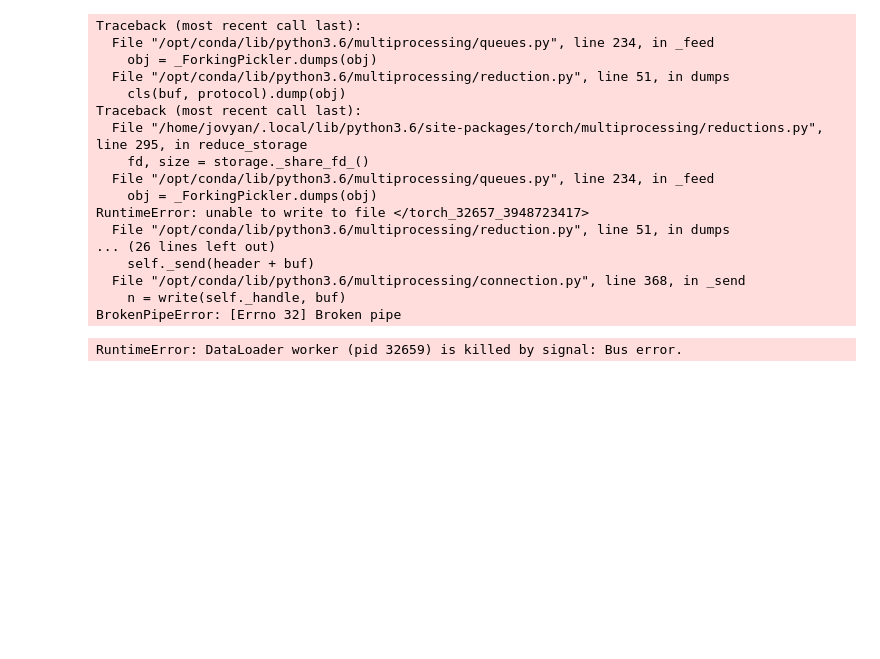
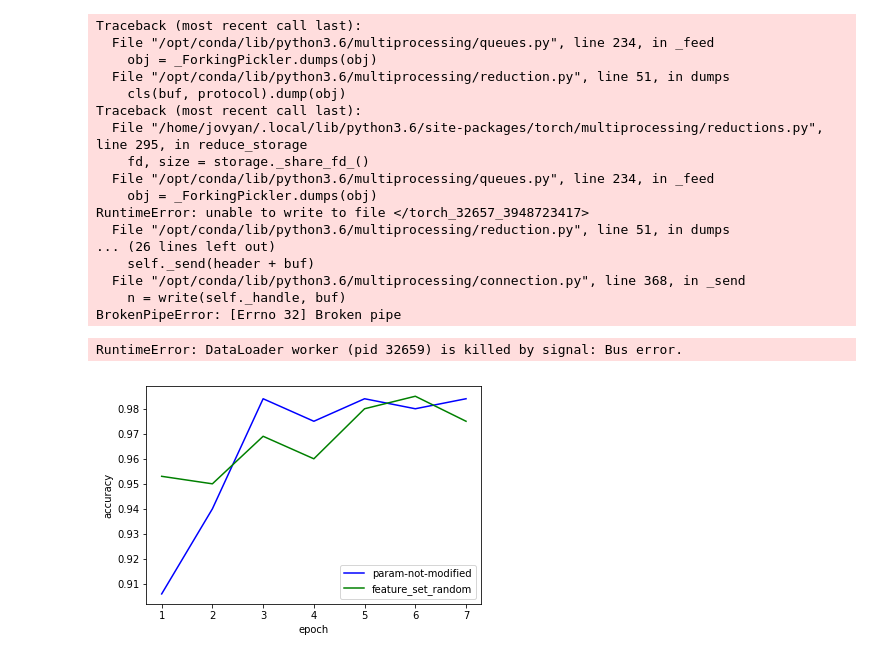
Before and after one commit to RongTouchTouch/TextRecognitionDataGenerator, a Jupyter notebook: PretrainedDenseDemo.ipynb, the cells around one changed output. Drawn from its saved outputs; the diff is of its cells as text; code cells hidden in the pictures; blank space fills up the shorter version.

Commit message:
DenseNet_modified

```diff
--- a/PretrainedDenseDemo.ipynb
+++ b/PretrainedDenseDemo.ipynb
@@ -425,13 +425,16 @@ RuntimeError: DataLoader worker (pid 32659) is killed by signal: Bus error.
 # %%
 import matplotlib.pyplot as plt
 param_not_modified_acc=[0.906,0.940,0.984,0.975,0.984,0.980,0.984]
-feature_set_zero_acc=[0.8,0.8,0.9,0.9,0.9,0.9,0.95]
-feature_set_random_acc=[0.8,0.9,0.9,0.85,0.8,0.9,0.95]
+feature_set_random_acc=[0.953,0.950,0.969,0.960,0.980,0.985,0.975]
+# feature_set_zero_acc=[0.9,0.98,0.92,0.92,1,0.98,1]
+# feature_set_random_acc=[0.8,0.9,0.9,0.85,0.8,0.9,0.95]
 x = [1,2,3,4,5,6,7]#点的横坐标
-plt.plot(x,pre_acc,color = 'b',label="param-not-modified")
-plt.plot(x,feature_set_zero_acc,color = 'r',label="feature_set_zero")
+plt.plot(x,param_not_modified_acc,color = 'b',label="param-not-modified")
+# plt.plot(x,feature_set_zero_acc,color = 'r',label="feature_set_zero")
 plt.plot(x,feature_set_random_acc,color = 'g',label="feature_set_random")
 plt.xlabel("epoch")
 plt.ylabel("accuracy")
 plt.legend(loc = "best")
 plt.show()
+# %% [output]
+[figure, added]
```
Also changed, not shown: 35 other files.
